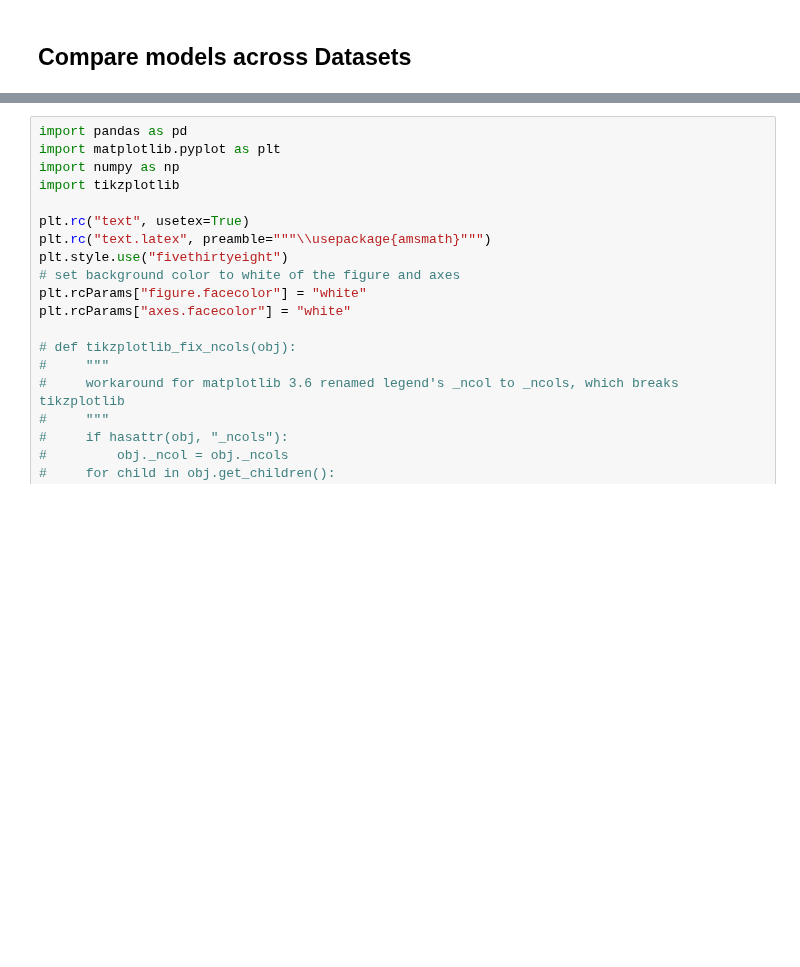
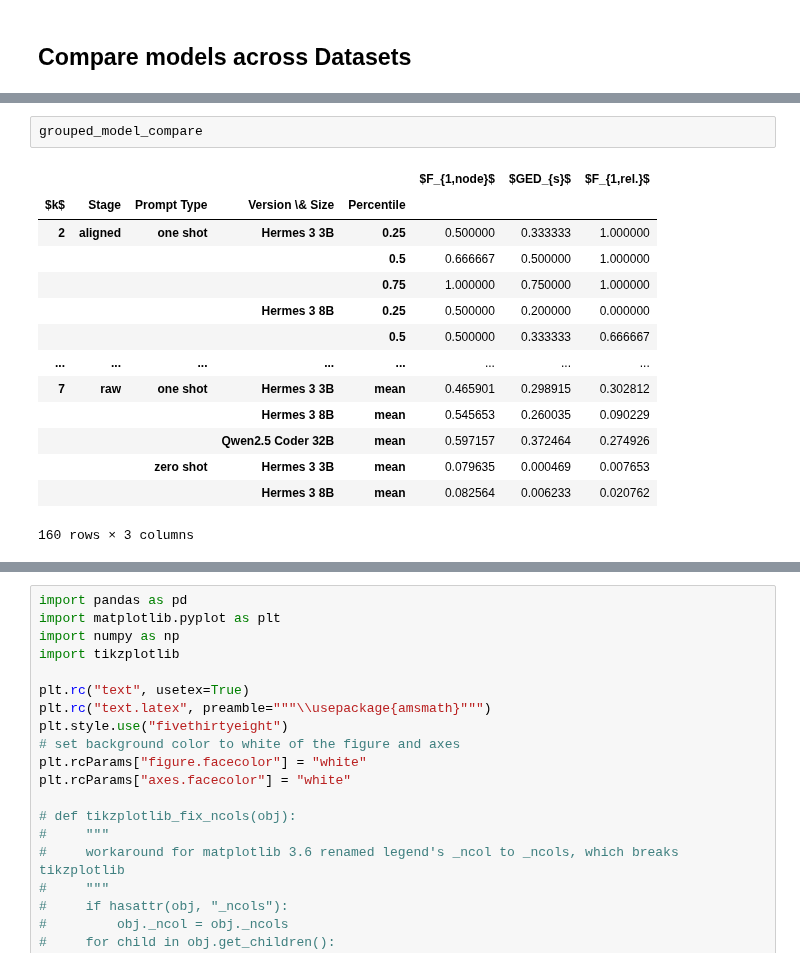
Before and after one commit to hereditary-eu/OnSET, a Jupyter notebook: exploration/querying/result-parse.ipynb, the cells around one changed output, grey strips where cells are left out. Cells and saved outputs as stored; diff of their text form; blank space fills up the shorter version.

```diff
--- a/exploration/querying/result-parse.ipynb
+++ b/exploration/querying/result-parse.ipynb
@@ -476,6 +509,23 @@ with open("tables/compare_model_merged.tex", "w") as f:
 Merging UniProt into the grouped DataFrame
 Merging BTO into the grouped DataFrame
 Merging Yago into the grouped DataFrame
+# %%
+grouped_model_compare
+# %% [output]
+|  |  |  |  |  | $F_{1,node}$ | $GED_{s}$ | $F_{1,rel.}$ |
+| $k$ | Stage | Prompt Type | Version \& Size | Percentile |  |  |  |
+| 2 | aligned | one shot | Hermes 3 3B | 0.25 | 0.500000 | 0.333333 | 1.000000 |
+|  |  |  |  | 0.5 | 0.666667 | 0.500000 | 1.000000 |
+|  |  |  |  | 0.75 | 1.000000 | 0.750000 | 1.000000 |
+|  |  |  | Hermes 3 8B | 0.25 | 0.500000 | 0.200000 | 0.000000 |
+|  |  |  |  | 0.5 | 0.500000 | 0.333333 | 0.666667 |
+| ... | ... | ... | ... | ... | ... | ... | ... |
+| 7 | raw | one shot | Hermes 3 3B | mean | 0.465901 | 0.298915 | 0.302812 |
+|  |  |  | Hermes 3 8B | mean | 0.545653 | 0.260035 | 0.090229 |
+|  |  |  | Qwen2.5 Coder 32B | mean | 0.597157 | 0.372464 | 0.274926 |
+|  |  | zero shot | Hermes 3 3B | mean | 0.079635 | 0.000469 | 0.007653 |
+|  |  |  | Hermes 3 8B | mean | 0.082564 | 0.006233 | 0.020762 |
+160 rows × 3 columns
 # %%
 merged_grouped
 # %% [output]
```
Also changed, not shown: parts of 13 cells of this notebook, 19 other files.
